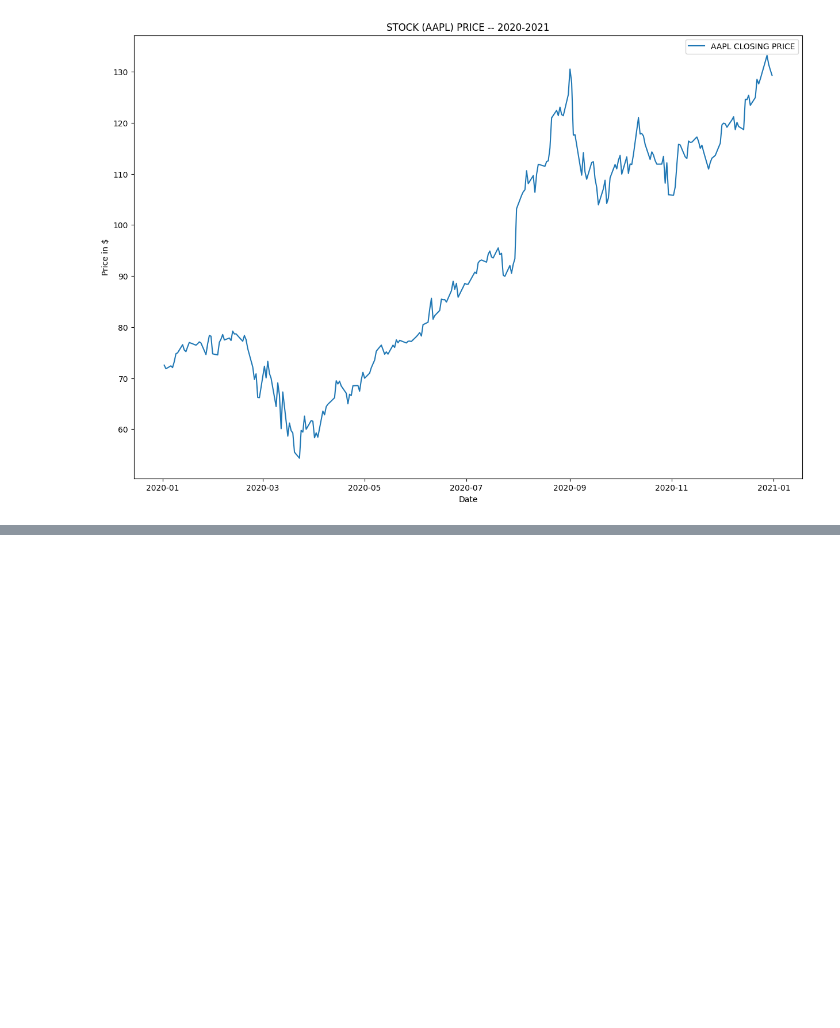
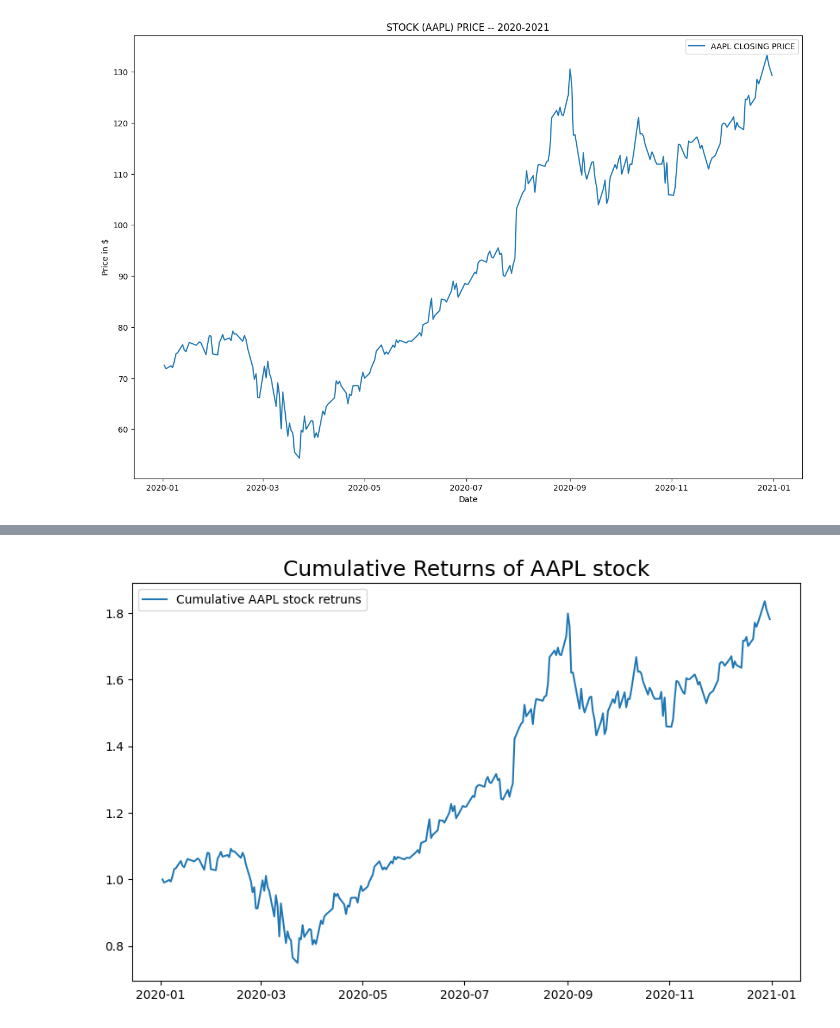
Before and after one commit to neelima5borade/quant_finance_projects., a Jupyter notebook: Project1_StockVolatility/volatility_basics.ipynb, the cells around one changed output, grey strips where cells are left out. Drawn from its saved outputs; the diff is of its cells as text; code cells hidden in the pictures; blank space fills up the shorter version.

```diff
--- a/Project1_StockVolatility/volatility_basics.ipynb
+++ b/Project1_StockVolatility/volatility_basics.ipynb
@@ -36,0 +33,11 @@ plt.show
+# %%
+
+#Cummulative return of APPL stock
+data['cumulative_returns'] = data['Close']/data['Close'].iloc[0]
+plt.figure(figsize = (10,6))
+plt.plot(data['cumulative_returns'], label = 'Cumulative AAPL stock retruns')
+plt.title('Cumulative Returns of AAPL stock', size = 18)
+plt.legend()
+plt.show()
+# %% [output]
+[figure, added]
```
Also changed, not shown: parts of 2 cells of this notebook.
